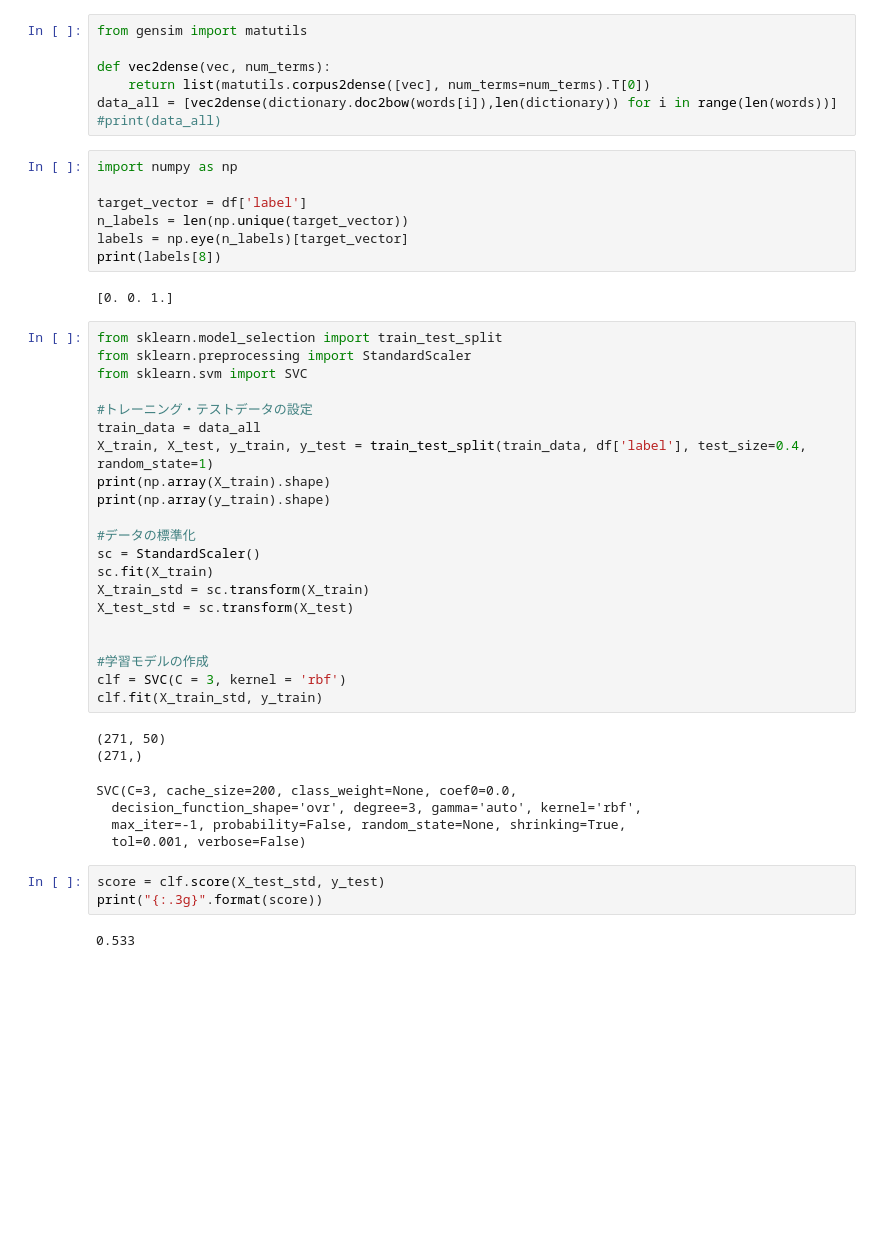
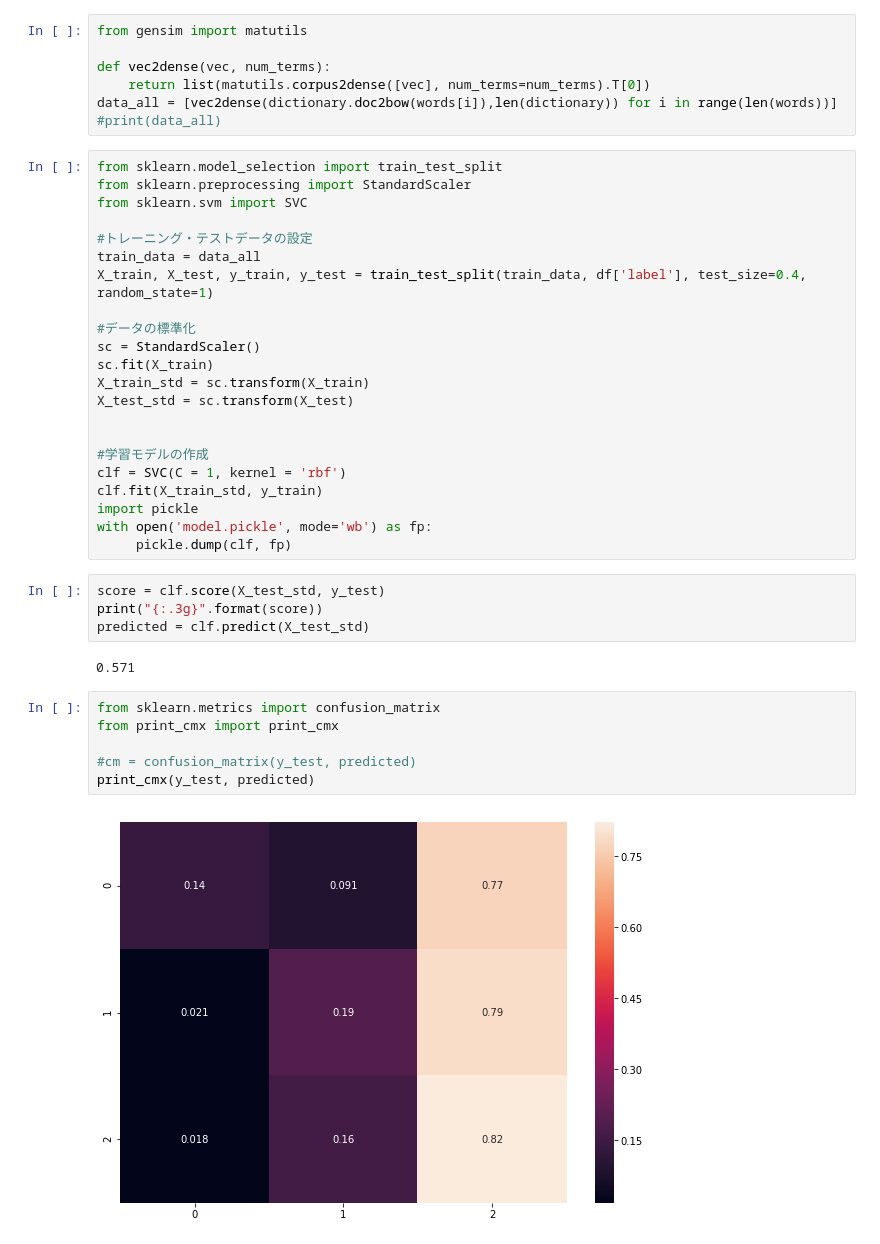
Before and after one commit to NakaokaRei/JARUJARU_nlp, a Jupyter notebook: jarujaru_scraping.ipynb, the cells around one changed output. Saved outputs shown, nothing was run; the diff lists cells and outputs as text; blank space fills up the shorter version.

```diff
--- a/jarujaru_scraping.ipynb
+++ b/jarujaru_scraping.ipynb
@@ -141,15 +141,6 @@ def vec2dense(vec, num_terms):
     return list(matutils.corpus2dense([vec], num_terms=num_terms).T[0])
 data_all = [vec2dense(dictionary.doc2bow(words[i]),len(dictionary)) for i in range(len(words))]
 #print(data_all)
-# %%
-import numpy as np
-
-target_vector = df['label']
-n_labels = len(np.unique(target_vector))
-labels = np.eye(n_labels)[target_vector]
-print(labels[8])
-# %% [output]
-[0. 0. 1.]
 # %%
 from sklearn.model_selection import train_test_split
 from sklearn.preprocessing import StandardScaler
@@ -158,8 +149,6 @@ from sklearn.svm import SVC
 #トレーニング・テストデータの設定
 train_data = data_all
 X_train, X_test, y_train, y_test = train_test_split(train_data, df['label'], test_size=0.4, random_state=1)
-print(np.array(X_train).shape)
-print(np.array(y_train).shape)
 
 #データの標準化
 sc = StandardScaler()
@@ -169,17 +158,22 @@ X_test_std = sc.transform(X_test)
 
 
 #学習モデルの作成
-clf = SVC(C = 3, kernel = 'rbf')
+clf = SVC(C = 1, kernel = 'rbf')
 clf.fit(X_train_std, y_train)
+import pickle
+with open('model.pickle', mode='wb') as fp:
+     pickle.dump(clf, fp)
-# %% [output]
-(271, 50)
-(271,)
-SVC(C=3, cache_size=200, class_weight=None, coef0=0.0,
-  decision_function_shape='ovr', degree=3, gamma='auto', kernel='rbf',
-  max_iter=-1, probability=False, random_state=None, shrinking=True,
-  tol=0.001, verbose=False)
 # %%
 score = clf.score(X_test_std, y_test)
 print("{:.3g}".format(score))
+predicted = clf.predict(X_test_std)
 # %% [output]
-0.533
+0.571
+# %%
+from sklearn.metrics import confusion_matrix
+from print_cmx import print_cmx
+
+#cm = confusion_matrix(y_test, predicted)
+print_cmx(y_test, predicted)
+# %% [output]
+[figure, added]
```
Also changed, not shown: parts of 2 cells of this notebook, 7 other files.
